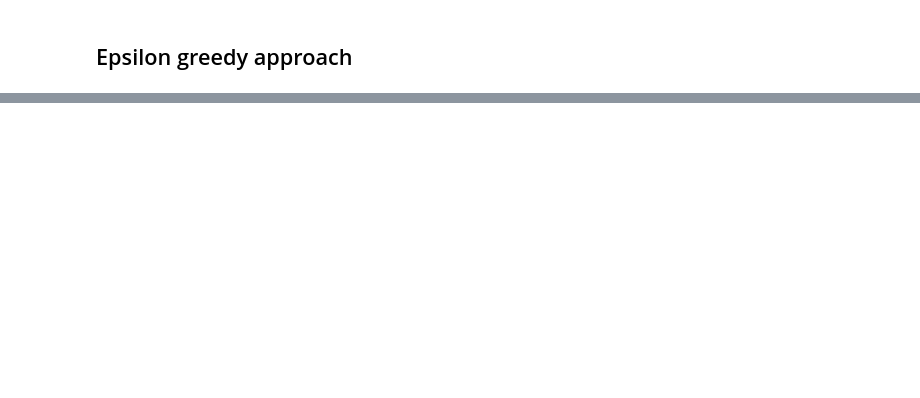
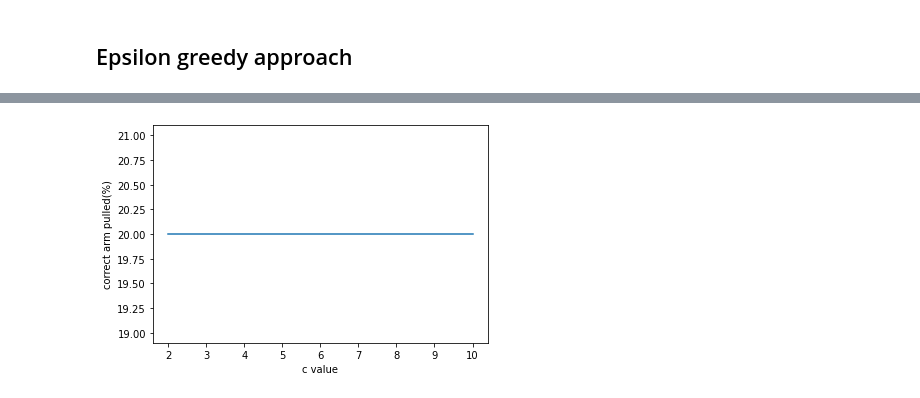
Before and after one commit to AnkurSatya/Multi-agent-systems, a Jupyter notebook: 4/Bandit_problem.ipynb, the cells around one changed output, grey strips where cells are left out. Cells and saved outputs as stored; diff of their text form; code cells hidden in the pictures; blank space fills up the shorter version.

```diff
--- a/4/Bandit_problem.ipynb
+++ b/4/Bandit_problem.ipynb
@@ -113,0 +162,39 @@ plt
+# %%
+num_arms = 5
+means = np.random.uniform(0, 6, num_arms)
+stds = [1]*num_arms
+num_experiments = 100
+num_iterations = 1000
+
+strategy="ucb"
+c_values = [2.0, 3.0, 5.0, 8.0, 10.0]
+
+expected_regret_cumsum_values_ucb = dict()
+correct_arms_pulled_ucb = dict()
+
+multi_bandit = MultiArmedBandit(num_arms=num_arms, means=means, stds=stds)
+
+for c in c_values:
+    all_exps_regret_cumsum = []
+    all_exps_correct_arms_pulled = []
+    for num_exp in range(1, num_experiments+1):
+        for i in range(num_iterations):
+            multi_bandit.sample(multi_bandit.action_selection(strategy=strategy, c=c))
+
+        all_exps_regret_cumsum.append(multi_bandit.get_regret_cumsum())
+        all_exps_correct_arms_pulled.append(round(
+            100.0*multi_bandit.arms_pulled[multi_bandit.optimal_action]/num_iterations, 2))
+
+        multi_bandit.reset()
+
+    all_exps_regret_cumsum = np.array(all_exps_regret_cumsum)
+    expected_regret_cumsum_values_ucb[c] = np.mean(all_exps_regret_cumsum, axis=0)
+    correct_arms_pulled_ucb[c] = np.mean(all_exps_correct_arms_pulled)
+# %%
+keys, values = correct_arms_pulled_ucb.keys(), correct_arms_pulled_ucb.values()
+plt.plot(keys, values)
+plt.xlabel("c value")
+plt.ylabel("correct arm pulled(%)")
+plt.savefig("ucb_c-vs-correct_arm_pulled.jpg", dpi=500)
+# %% [output]
+[figure, added]
```
Also changed, not shown: parts of 11 cells of this notebook, 5 other files.
